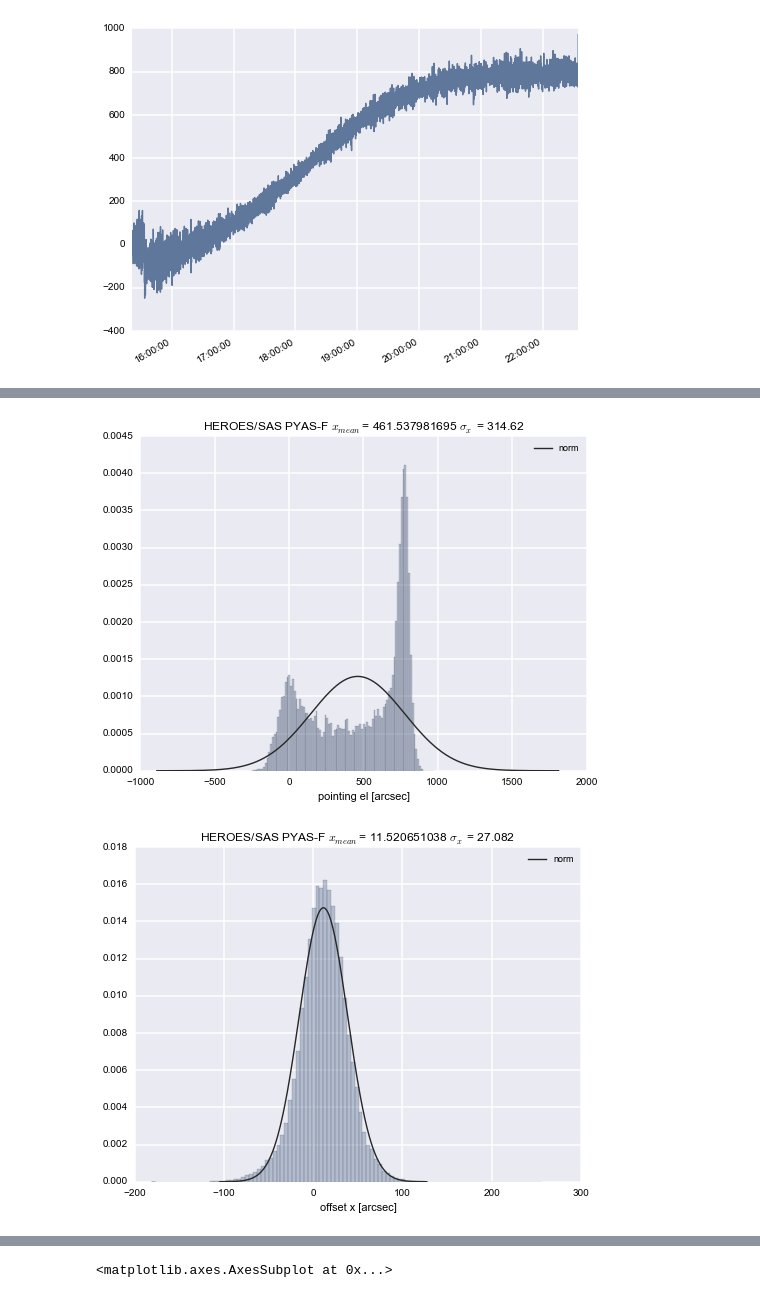
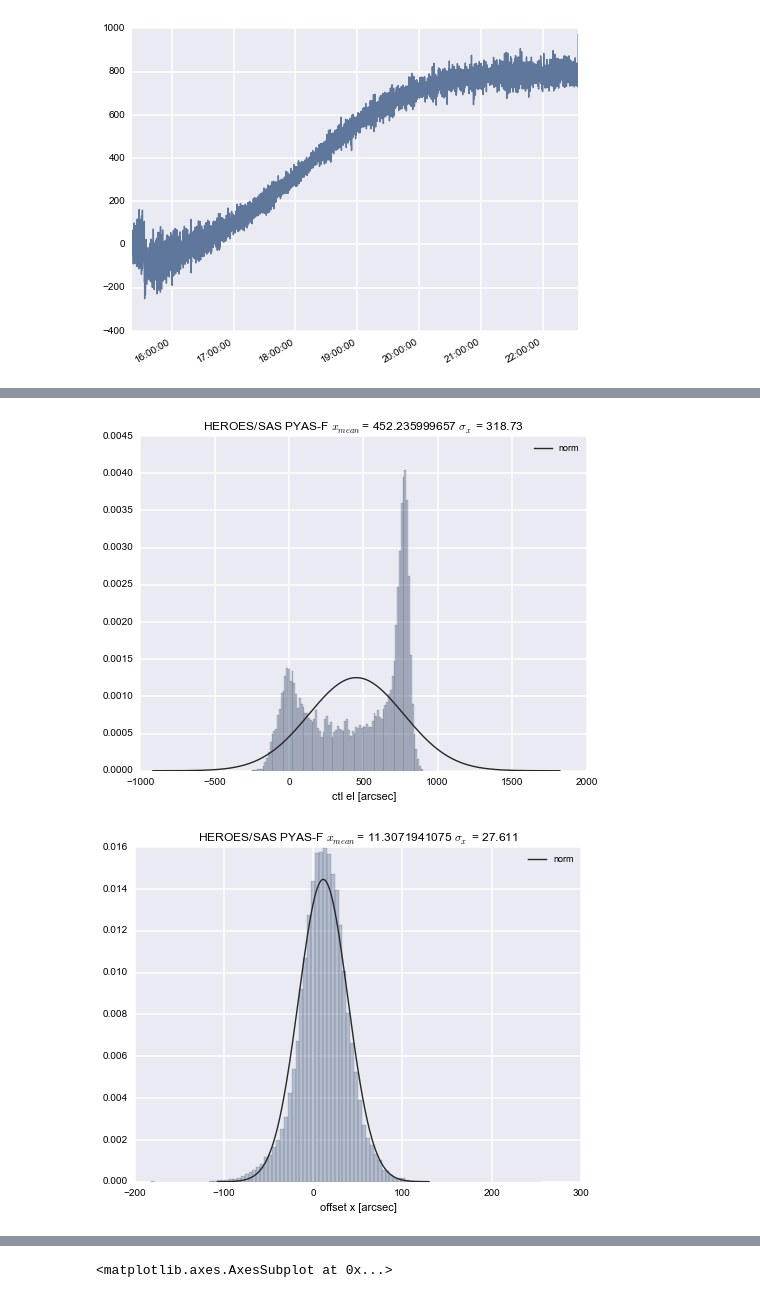
Before and after one commit to HEROES-Balloon/HEROES-Telescope, a Jupyter notebook: heroespy/notebooks/SAS PYAS Pointing Analysis 6-Nov-2013.ipynb, the cells around one changed output, grey strips where cells are left out. Drawn from its saved outputs; the diff is of its cells as text; code cells hidden in the pictures.

```diff
--- a/heroespy/notebooks/SAS PYAS Pointing Analysis 6-Nov-2013.ipynb
+++ b/heroespy/notebooks/SAS PYAS Pointing Analysis 6-Nov-2013.ipynb
@@ -19,7 +19,9 @@ First load the data, this loads all of the data from all the solar observations,
 # %%
 date_format = "%Y-%m-%d %H:%M:%S.%f"
 # %%
-data = pandas.read_csv("/Users/schriste/Dropbox/Developer/HEROES/HEROES-Telescope/SAS1_pointing_data2.csv", parse_dates=True, index_col = 0)
+file = "/Users/schriste/Dropbox/Developer/HEROES/HEROES-Telescope/SAS1_pointing_data.csv"
+# %%
+data = pandas.read_csv(file, parse_dates=True, index_col = 0)
 # %%
 data
 # %% [output]
@@ -124,13 +128,13 @@ plt.show()
 # %%
-col = 'pointing el'
+col = 'ctl el'
 fig = plt.figure(figsize=(8,6), dpi=100)
 ax1 = sns.distplot(clean_data[col], bins=100, kde=False, fit=stats.norm, legend = True)
 ax1.legend()
 ax1.set_title('HEROES/SAS PYAS-F $x_{mean}$ = ' + str(clean_data[col].mean()) + ' $\sigma_x$ = ' + str(clean_data[col].std())[0:6])
 ax1.set_xlabel(col + ' [arcsec]')
 plt.show()
 # %% [output]
-[figure, old version]
+[figure, new version]
 # %%
 col = 'offset x'
 fig = plt.figure(figsize=(8,6), dpi=100)
@@ -140,4 +144,4 @@ ax1.set_title('HEROES/SAS PYAS-F $x_{mean}$ = ' + str(clean_data[col].mean()) +
 ax1.set_xlabel(col + ' [arcsec]')
 plt.show()
 # %% [output]
-[figure, old version]
+[figure, new version]
```
Also changed, not shown: parts of 17 cells of this notebook.
